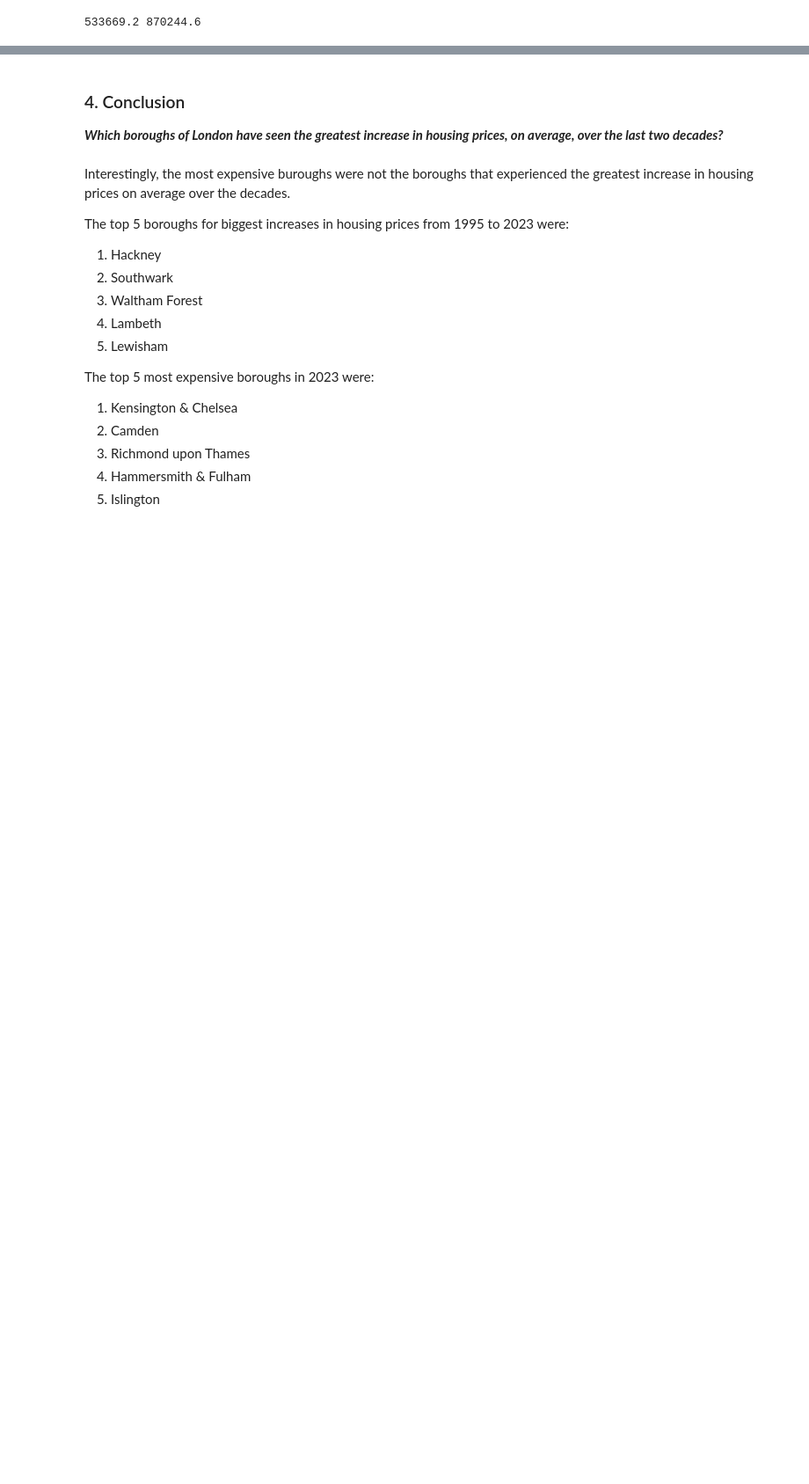
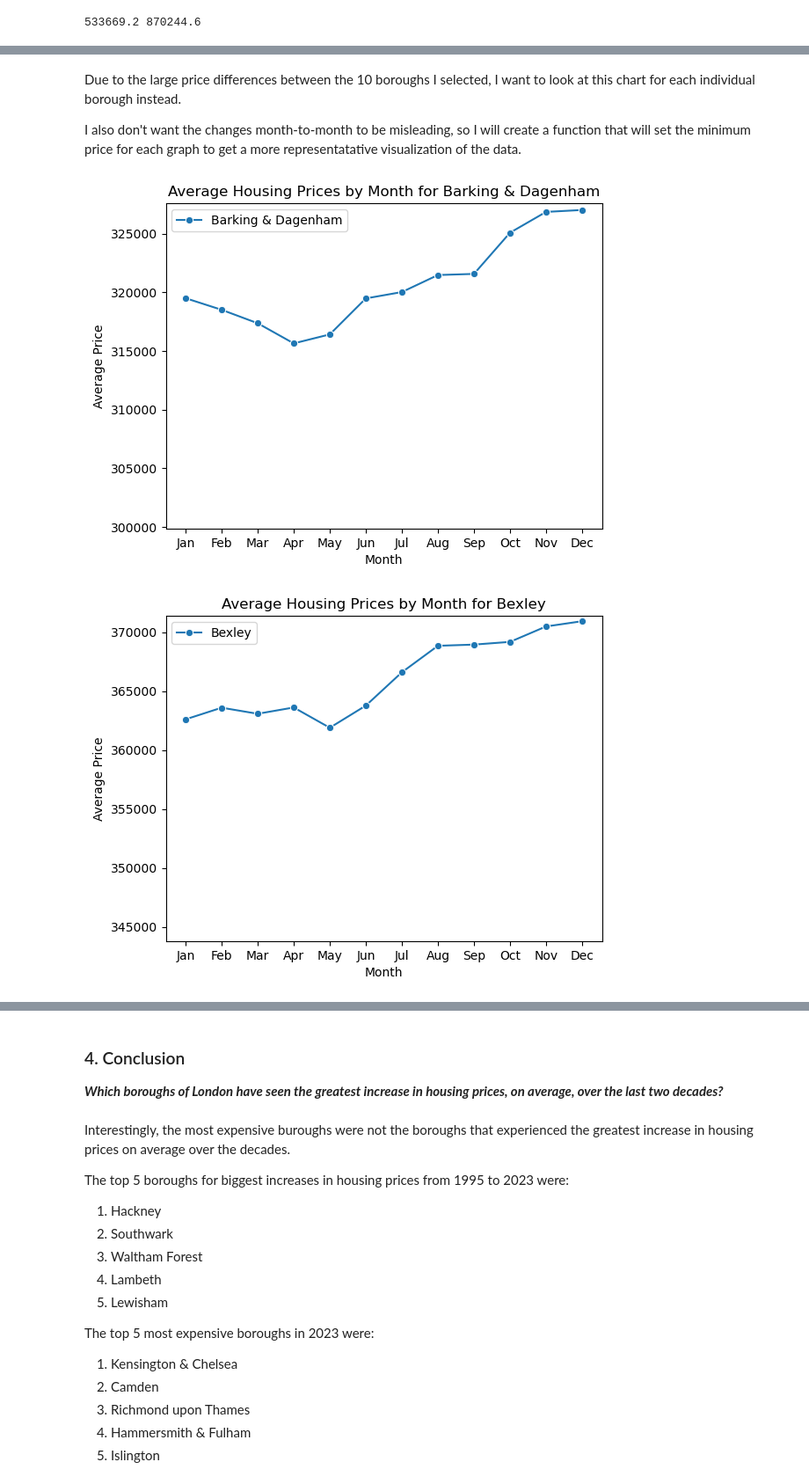
Before and after one commit to dezertdweller/springboard-data-science-projects, a Jupyter notebook: london-housing-analysis.ipynb, the cells around one changed output, grey strips where cells are left out. Shown at 88% size. Drawn from its saved outputs; the diff is of its cells as text; code cells hidden in the pictures; blank space fills up the shorter version.

```diff
--- a/london-housing-analysis.ipynb
+++ b/london-housing-analysis.ipynb
@@ -690,0 +777,33 @@ print(affordable_homes, expensive_homes)
+# %% [markdown]
+Due to the large price differences between the 10 boroughs I selected, I want to look at this chart for each individual borough instead.
+
+I also don't want the changes month-to-month to be misleading, so I will create a function that will set the minimum price for each graph to get a more representatative visualization of the data.
+# %%
+# Example: Dynamically setting the y-axis to start slightly lower than the minimum avg_price
+def get_min_price(borough_name, df):
+    borough_data = df[df['borough'] == borough_name]
+
+    min_price = df['avg_price'].min()
+
+    return min_price
+
+for borough in highest_var_boroughs['borough'].unique():
+    # filter data for the specified borough
+    borough_data = highest_var_boroughs[highest_var_boroughs['borough'] == borough]
+
+    # get the minimum price for each borough
+    min_price = get_min_price(borough, borough_data)
+
+    # create a line plot that shows the borough's average price each month aggregated over 5 years
+    sns.lineplot(data=borough_data, x='month', y='avg_price', marker='o', label=borough)
+
+    # format the line plot
+    plt.title(f'Average Housing Prices by Month for {borough}')
+    plt.xlabel('Month')
+    plt.ylabel('Average Price')
+    plt.xticks(range(1, 13), ['Jan', 'Feb', 'Mar', 'Apr', 'May', 'Jun', 'Jul', 'Aug', 'Sep', 'Oct', 'Nov', 'Dec'])
+    plt.ylim(bottom=(min_price - (min_price*0.05)))  # Start 10% lower than the minimum
+    plt.show()
+# %% [output]
+[figure, added]
+[figure, added]
```
Also changed, not shown: parts of 13 cells of this notebook.
